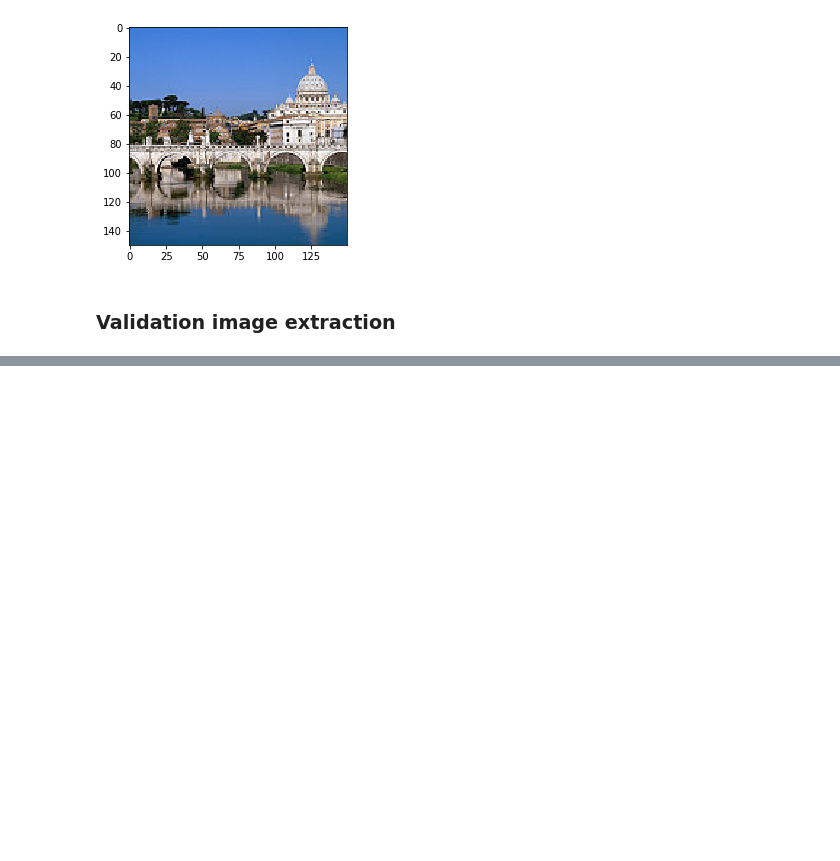
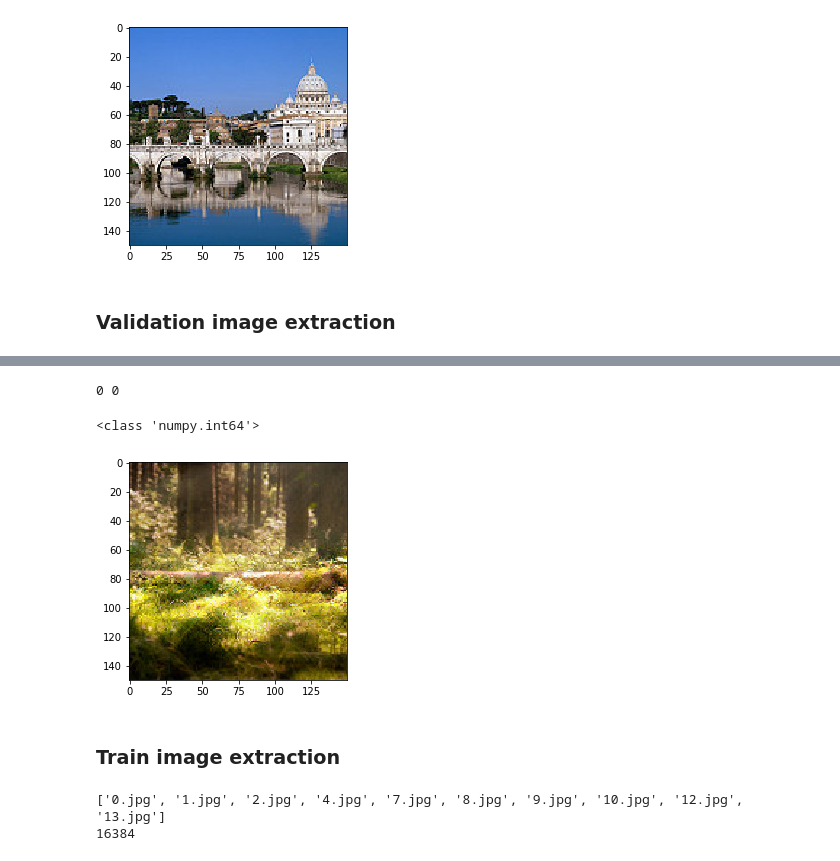
Before and after one commit to temp-noob/Intel-Scene-Classification, a Jupyter notebook: data_prep.ipynb, the cells around one changed output, grey strips where cells are left out. Cells and saved outputs as stored; diff of their text form; code cells hidden in the pictures; blank space fills up the shorter version.

Commit message:
Validation images extracted.

```diff
--- a/data_prep.ipynb
+++ b/data_prep.ipynb
@@ -44,0 +55,7 @@ for i, im in enumerate(test_list):
+# %%
+train_list = train_list_df.image_name.values
+# print(train_list[:10])
+print(type(train_list))
+train_list = train_list.tolist()
+print(train_list[:10])
+print(type(train_list))
@@ -44,0 +172,54 @@ for i, im in enumerate(test_list):
+# %%
+"""Sanity Check"""
+testing = pd.read_csv(os.path.join(base_dir, 'train.csv'))
+for i, v in enumerate(train_list_df.label.values):
+    assert(testing.label[i] == v)
+    if i == 3:
+        print(testing.label[i], v)
+"""------------"""
+# %% [output]
+0 0
+# %%
+print(type(train_list_df.loc['4.jpg', 'label']))
+# %% [output]
+<class 'numpy.int64'>
+# %%
+def get_save_path(im, label, mode):
+    if mode == 'train':
+        save_folder = os.path.join(base_dir, 'data', 'train')
+    elif mode == 'valid':
+        save_folder = os.path.join(base_dir, 'data', 'valid')
+    else:
+        assert(False)
+
+    if label == 0:
+        res = os.path.join(save_folder, '0_buildings', im)
+    elif label == 1:
+        res = os.path.join(save_folder, '1_forest', im)
+    elif label == 2:
+        res = os.path.join(save_folder, '2_glacier', im)
+    elif label == 3:
+        res = os.path.join(save_folder, '3_mountain', im)
+    elif label == 4:
+        res = os.path.join(save_folder, '4_sea', im)
+    elif label == 5:
+        res = os.path.join(save_folder, '5_street', im)
+
+    return res
+# %%
+for i, im in enumerate(valid_list):
+    img = cv2.imread(os.path.join(orig_train_dir, im))
+    if i == 21:
+        plt.imshow(cv2.cvtColor(img, cv2.COLOR_BGR2RGB))
+    curr_label = train_list_df.loc[im, 'label']
+    cv2.imwrite(get_save_path(im, curr_label, mode='valid'), img)
+# %% [output]
+[figure, added]
+# %% [markdown]
+### Train image extraction
+# %%
+print(train_img_list[:10])
+print(len(train_img_list))
+# %% [output]
+['0.jpg', '1.jpg', '2.jpg', '4.jpg', '7.jpg', '8.jpg', '9.jpg', '10.jpg', '12.jpg', '13.jpg']
+16384
```
Also changed, not shown: parts of 11 cells of this notebook, 2 other files.
